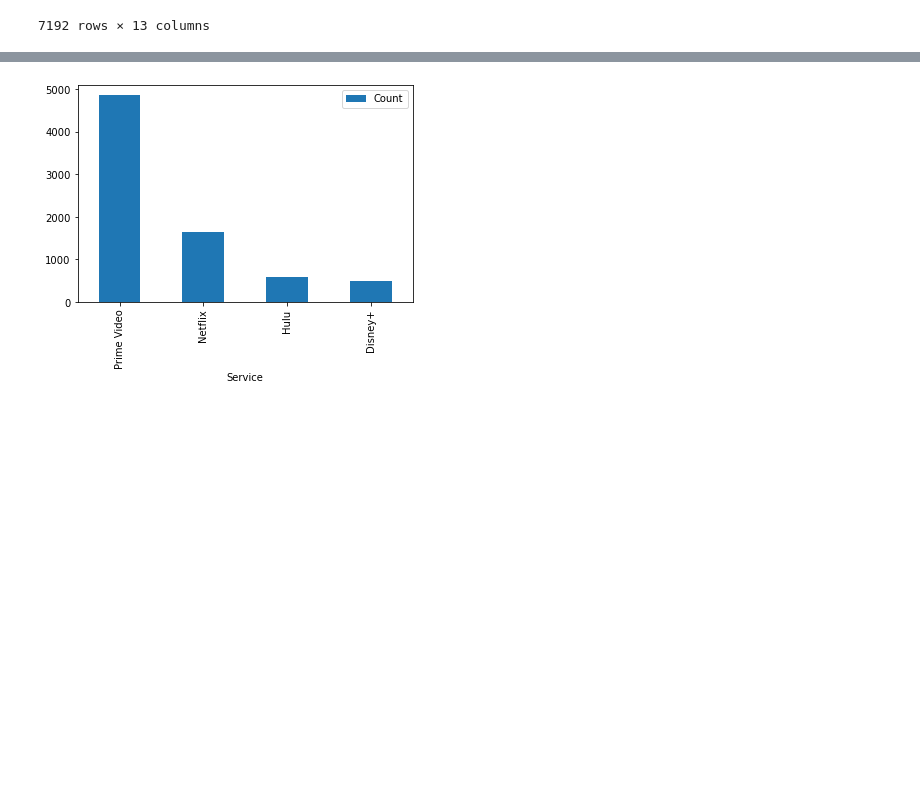
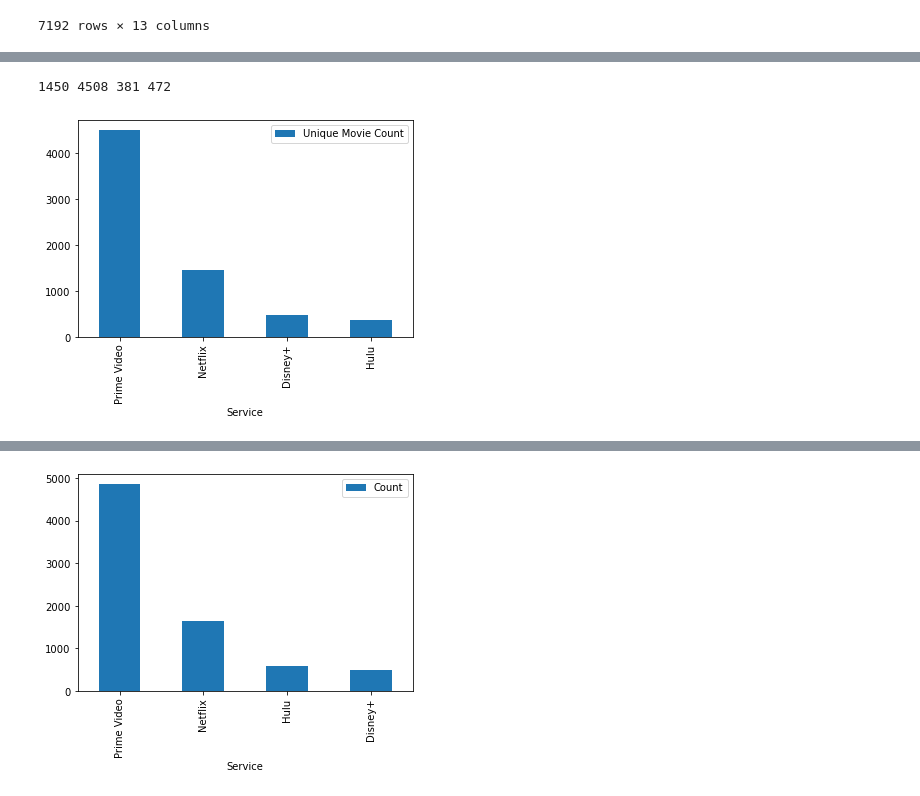
Before and after one commit to RoLDT/project-one-nesfils, a Jupyter notebook: Rodrigo.ipynb, the cells around one changed output, grey strips where cells are left out. Saved outputs shown, nothing was run; the diff lists cells and outputs as text; code cells hidden in the pictures; blank space fills up the shorter version.

```diff
--- a/Rodrigo.ipynb
+++ b/Rodrigo.ipynb
@@ -52,0 +80,19 @@ complete_df
+# %%
+unique_group_netflix = unique_movies_df.loc[unique_movies_df["Netflix"]==1]["Title"].count()
+unique_group_prime = unique_movies_df.loc[unique_movies_df["Prime Video"]==1]["Title"].count()
+unique_group_hulu = unique_movies_df.loc[unique_movies_df["Hulu"]==1]["Title"].count()
+unique_group_disney = unique_movies_df.loc[unique_movies_df["Disney+"]==1]["Title"].count()
+
+print(unique_group_netflix, unique_group_prime, unique_group_hulu, unique_group_disney)
+# %% [output]
+1450 4508 381 472
+# %%
+unique_count = [unique_group_netflix, unique_group_prime, unique_group_hulu, unique_group_disney]
+labels_unique =["Netflix", "Prime Video", "Hulu", "Disney+"]
+
+unique_df = pd.DataFrame({"Service":labels_unique, "Unique Movie Count":unique_count}).sort_values(by="Unique Movie Count", ascending=False)
+unique_df_plot = unique_df.plot.bar(x="Service", y = "Unique Movie Count")
+
+plt.show()
+# %% [output]
+[figure, added]
```
Also changed, not shown: parts of 10 cells of this notebook.
